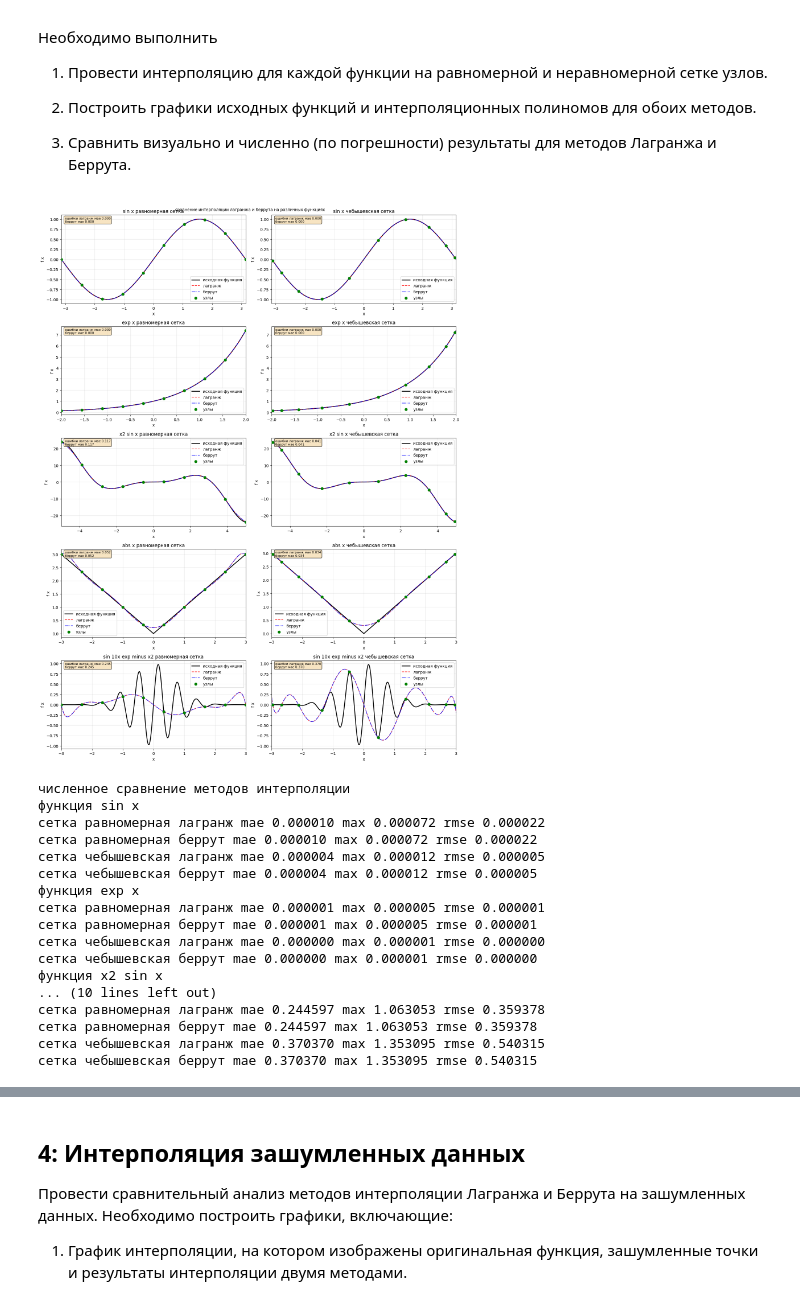
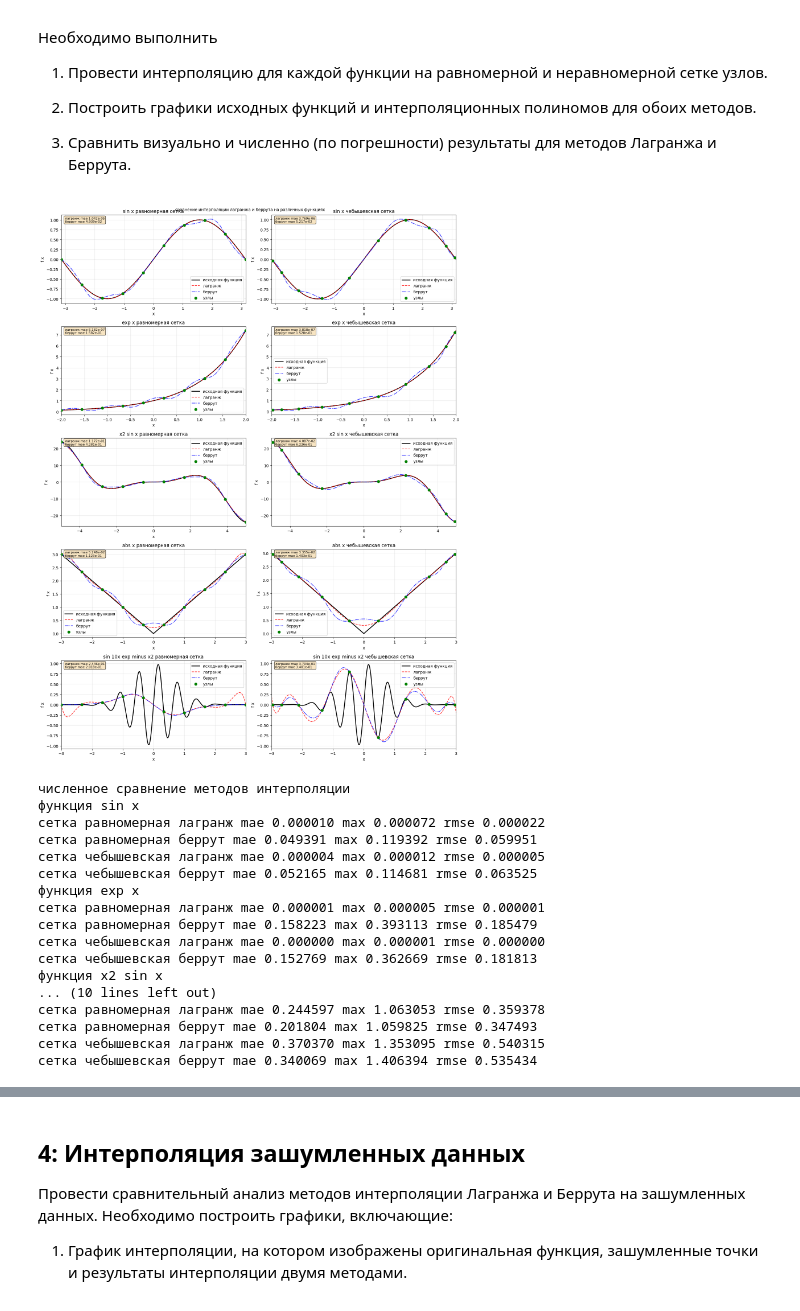
Before and after one commit to andsee18/ciaod_5sem, a Jupyter notebook: lab4.ipynb, the cells around one changed output, grey strips where cells are left out. Saved outputs shown, nothing was run; the diff lists cells and outputs as text; code cells hidden in the pictures.

```diff
--- a/lab4.ipynb
+++ b/lab4.ipynb
@@ -252,6 +257,7 @@ import re
 def clean(s):
     return re.sub(r'[^a-zA-Zа-яА-Я0-9\s]', '', s).lower()
 
+# тестовые функции
 test_functions = [
     {
         'name': 'sin x',
@@ -278,10 +284,11 @@ test_functions = [
         'func': lambda x: np.sin(10*x) * np.exp(-x**2),
         'interval': [-3, 3]
     }
- ]
+]
 
 n_nodes = 10
 
+# визуализация на разных функциях и сетках
 fig, axes = plt.subplots(5, 2, figsize=(15, 20))
 
 for i, func_info in enumerate(test_functions):
@@ -295,54 +302,60 @@ for i, func_info in enumerate(test_functions):
     x_uniform = np.linspace(a, b, n_nodes)
     y_uniform = func(x_uniform)
 
-    cheb_nodes = np.array([(a + b)/2 + (b - a)/2 * np.cos((2*k + 1) * np.pi / (2*n_nodes))
-                          for k in range(n_nodes)])
+    cheb_nodes = np.array([
+        (a + b) / 2 + (b - a) / 2 * np.cos((2 * k + 1) * np.pi / (2 * n_nodes))
+        for k in range(n_nodes)
+    ])
     cheb_nodes = np.sort(cheb_nodes)
     x_cheb = cheb_nodes
     y_cheb = func(x_cheb)
 
     for j, (x_nodes, y_nodes, grid_type) in enumerate([
         (x_uniform, y_uniform, 'равномерная'),
         (x_cheb, y_cheb, 'чебышевская')
     ]):
         ax = axes[i, j]
 
-        weights = barycentric_weights(x_nodes)
-        y_lagrange = np.array([lagrange_interpolation(x_nodes, y_nodes, xi) for xi in x_plot])
-        y_berrut = np.array([berrut_interpolation(x_nodes, y_nodes, xi, weights) for xi in x_plot])
+        w_lag = barycentric_weights(x_nodes)
+        w_ber = berrut_weights(len(x_nodes))
+
+        y_lagrange = np.array([lagrange_interpolation(x_nodes, y_nodes, xi, weights=w_lag) for xi in x_plot])
+        y_berrut = np.array([berrut_rational_interpolation(x_nodes, y_nodes, xi, weights=w_ber) for xi in x_plot])
 
         ax.plot(x_plot, y_true, 'k-', label='исходная функция', linewidth=2)
         ax.plot(x_plot, y_lagrange, 'r--', label='лагранж', linewidth=1.5, alpha=0.8)
         ax.plot(x_plot, y_berrut, 'b-.', label='беррут', linewidth=1.5, alpha=0.8)
         ax.scatter(x_nodes, y_nodes, color='green', s=40, label='узлы', zorder=5)
 
         mae_lag, max_lag, rmse_lag = calculate_errors(y_true, y_lagrange)
         mae_ber, max_ber, rmse_ber = calculate_errors(y_true, y_berrut)
 
-        text = f"ошибки лагранж мае {mae_lag:.3f}\nберрут мае {mae_ber:.3f}"
-        ax.text(0.02, 0.98, text, transform=ax.transAxes,
-                verticalalignment='top', fontsize=8,
-                bbox=dict(boxstyle='round', facecolor='wheat', alpha=0.8))
+        text = f"лагранж mae {mae_lag:.3e}\nберрут mae {mae_ber:.3e}"
+        ax.text(
+            0.02, 0.98, text, transform=ax.transAxes,
+            verticalalignment='top', fontsize=8,
+            bbox=dict(boxstyle='round', facecolor='wheat', alpha=0.8)
+        )
 
         ax.set_title(f"{clean(name)} {grid_type} сетка")
         ax.set_xlabel('x')
         ax.set_ylabel('f x')
         ax.grid(True, alpha=0.3)
         ax.legend(loc='best')
         ax.set_xlim(a, b)
 
 plt.suptitle('сравнение интерполяции лагранжа и беррута на различных функциях', fontsize=10)
 plt.tight_layout()
 plt.show()
 # %% [output]
-[figure, old version]
+[figure, new version]
 # %%
-# численное сравнение ошибок для всех функций
+# численное сравнение ошибок на всех функциях
 print("численное сравнение методов интерполяции")
 
 comparison_data = []
 
-for i, func_info in enumerate(test_functions):
+for func_info in test_functions:
     name = func_info['name']
     func = func_info['func']
     a, b = func_info['interval']
@@ -353,18 +366,25 @@ for i, func_info in enumerate(test_functions):
     x_uniform = np.linspace(a, b, n_nodes)
     y_uniform = func(x_uniform)
 
-    cheb_nodes = np.array([(a + b)/2 + (b - a)/2 * np.cos((2*k + 1) * np.pi / (2*n_nodes))
-                          for k in range(n_nodes)])
+    cheb_nodes = np.array([
+        (a + b) / 2 + (b - a) / 2 * np.cos((2 * k + 1) * np.pi / (2 * n_nodes))
+        for k in range(n_nodes)
+    ])
     cheb_nodes = np.sort(cheb_nodes)
     x_cheb = cheb_nodes
     y_cheb = func(x_cheb)
 
     print(f"функция {name}")
 
-    for x_nodes, y_nodes, grid_type in [(x_uniform, y_uniform, 'равномерная'), (x_cheb, y_cheb, 'чебышевская')]:
-        weights = barycentric_weights(x_nodes)
-        y_lagrange = np.array([lagrange_interpolation(x_nodes, y_nodes, xi) for xi in x_plot])
-        y_berrut = np.array([berrut_interpolation(x_nodes, y_nodes, xi, weights) for xi in x_plot])
+    for x_nodes, y_nodes, grid_type in [
+        (x_uniform, y_uniform, 'равномерная'),
+        (x_cheb, y_cheb, 'чебышевская')
+    ]:
+        w_lag = barycentric_weights(x_nodes)
+        w_ber = berrut_weights(len(x_nodes))
+
+        y_lagrange = np.array([lagrange_interpolation(x_nodes, y_nodes, xi, weights=w_lag) for xi in x_plot])
+        y_berrut = np.array([berrut_rational_interpolation(x_nodes, y_nodes, xi, weights=w_ber) for xi in x_plot])
 
         mae_lag, max_lag, rmse_lag = calculate_errors(y_true, y_lagrange)
         mae_ber, max_ber, rmse_ber = calculate_errors(y_true, y_berrut)
@@ -392,17 +412,17 @@ for i, func_info in enumerate(test_functions):
 численное сравнение методов интерполяции
 функция sin x
 сетка равномерная лагранж mae 0.000010 max 0.000072 rmse 0.000022
-сетка равномерная беррут mae 0.000010 max 0.000072 rmse 0.000022
+сетка равномерная беррут mae 0.049391 max 0.119392 rmse 0.059951
 сетка чебышевская лагранж mae 0.000004 max 0.000012 rmse 0.000005
-сетка чебышевская беррут mae 0.000004 max 0.000012 rmse 0.000005
+сетка чебышевская беррут mae 0.052165 max 0.114681 rmse 0.063525
 функция exp x
 сетка равномерная лагранж mae 0.000001 max 0.000005 rmse 0.000001
-сетка равномерная беррут mae 0.000001 max 0.000005 rmse 0.000001
+сетка равномерная беррут mae 0.158223 max 0.393113 rmse 0.185479
 сетка чебышевская лагранж mae 0.000000 max 0.000001 rmse 0.000000
-сетка чебышевская беррут mae 0.000000 max 0.000001 rmse 0.000000
+сетка чебышевская беррут mae 0.152769 max 0.362669 rmse 0.181813
 функция x2 sin x
 ... (10 lines left out)
 сетка равномерная лагранж mae 0.244597 max 1.063053 rmse 0.359378
-сетка равномерная беррут mae 0.244597 max 1.063053 rmse 0.359378
+сетка равномерная беррут mae 0.201804 max 1.059825 rmse 0.347493
 сетка чебышевская лагранж mae 0.370370 max 1.353095 rmse 0.540315
-сетка чебышевская беррут mae 0.370370 max 1.353095 rmse 0.540315
+сетка чебышевская беррут mae 0.340069 max 1.406394 rmse 0.535434
```
Also changed, not shown: parts of 12 cells of this notebook.
